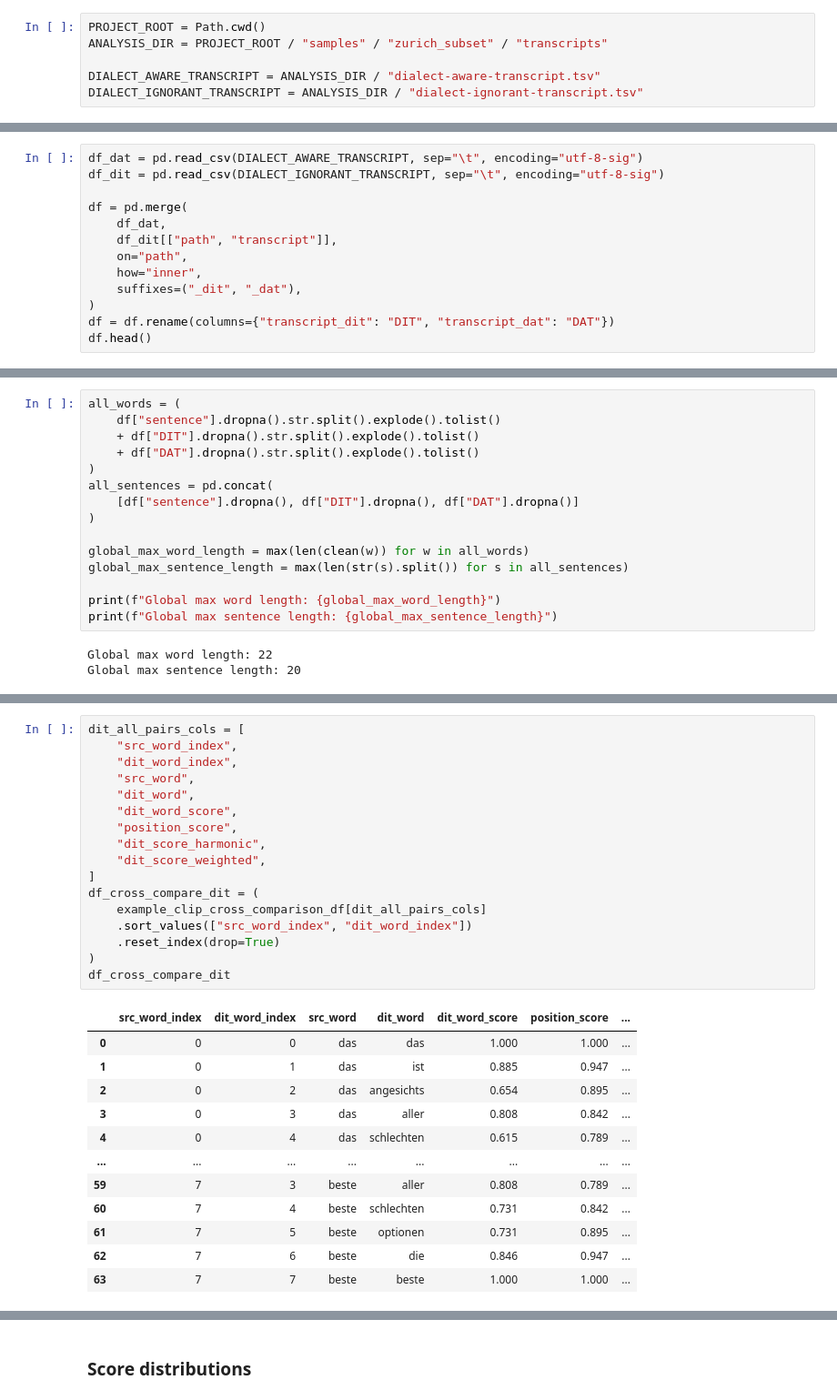
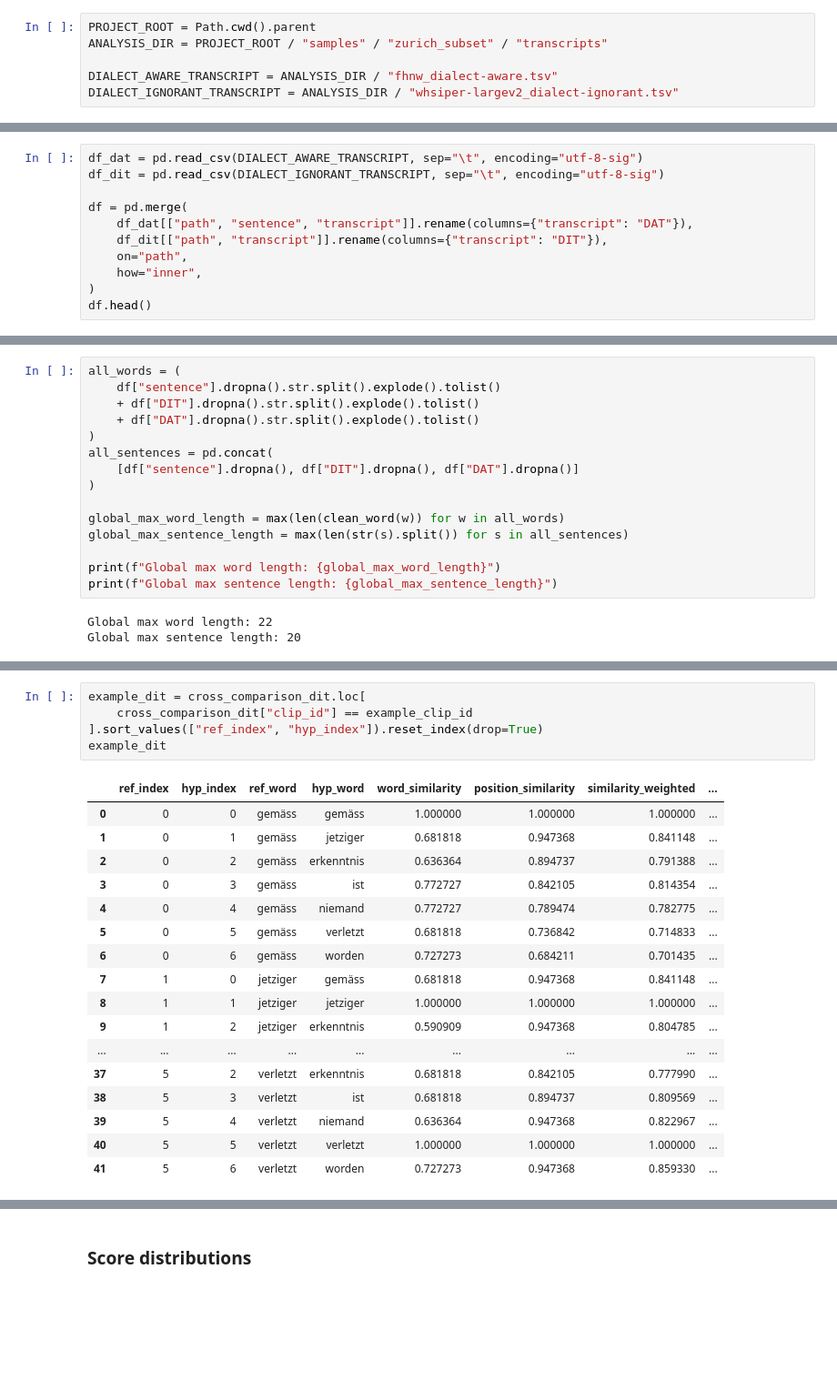
Before and after one commit to michamettler/BA-FS26_ciel_Mettler_Dialektanalyse, a Jupyter notebook: scripts/cross-comparison.ipynb, the cells around one changed output, grey strips where cells are left out. Shown at 91% size. Drawn from its saved outputs; the diff is of its cells as text; blank space fills up the shorter version.

```diff
--- a/scripts/cross-comparison.ipynb
+++ b/scripts/cross-comparison.ipynb
@@ -24,7 +26,7 @@ from util.plot_helpers import plot_score_distribution
 # %%
-PROJECT_ROOT = Path.cwd()
+PROJECT_ROOT = Path.cwd().parent
 ANALYSIS_DIR = PROJECT_ROOT / "samples" / "zurich_subset" / "transcripts"
 
-DIALECT_AWARE_TRANSCRIPT = ANALYSIS_DIR / "dialect-aware-transcript.tsv"
-DIALECT_IGNORANT_TRANSCRIPT = ANALYSIS_DIR / "dialect-ignorant-transcript.tsv"
+DIALECT_AWARE_TRANSCRIPT = ANALYSIS_DIR / "fhnw_dialect-aware.tsv"
+DIALECT_IGNORANT_TRANSCRIPT = ANALYSIS_DIR / "whsiper-largev2_dialect-ignorant.tsv"
 # %% [markdown]
@@ -34,12 +36,10 @@ df_dat = pd.read_csv(DIALECT_AWARE_TRANSCRIPT, sep="\t", encoding="utf-8-sig")
 df_dit = pd.read_csv(DIALECT_IGNORANT_TRANSCRIPT, sep="\t", encoding="utf-8-sig")
 
 df = pd.merge(
-    df_dat,
-    df_dit[["path", "transcript"]],
+    df_dat[["path", "sentence", "transcript"]].rename(columns={"transcript": "DAT"}),
+    df_dit[["path", "transcript"]].rename(columns={"transcript": "DIT"}),
     on="path",
     how="inner",
-    suffixes=("_dit", "_dat"),
 )
-df = df.rename(columns={"transcript_dit": "DIT", "transcript_dat": "DAT"})
 df.head()
 # %% [output]
@@ -61,7 +61,7 @@ all_sentences = pd.concat(
     [df["sentence"].dropna(), df["DIT"].dropna(), df["DAT"].dropna()]
 )
 
-global_max_word_length = max(len(clean(w)) for w in all_words)
+global_max_word_length = max(len(clean_word(w)) for w in all_words)
 global_max_sentence_length = max(len(str(s).split()) for s in all_sentences)
 
 print(f"Global max word length: {global_max_word_length}")
@@ -142,30 +158,23 @@ DAT: Das isch angesichts vo allne schlechte Optione die Best.
 # %%
-dit_all_pairs_cols = [
-    "src_word_index",
-    "dit_word_index",
-    "src_word",
-    "dit_word",
-    "dit_word_score",
-    "position_score",
-    "dit_score_harmonic",
-    "dit_score_weighted",
-]
-df_cross_compare_dit = (
-    example_clip_cross_comparison_df[dit_all_pairs_cols]
-    .sort_values(["src_word_index", "dit_word_index"])
-    .reset_index(drop=True)
-)
-df_cross_compare_dit
+example_dit = cross_comparison_dit.loc[
+    cross_comparison_dit["clip_id"] == example_clip_id
+].sort_values(["ref_index", "hyp_index"]).reset_index(drop=True)
+example_dit
 # %% [output]
-|  | src_word_index | dit_word_index | src_word | dit_word | dit_word_score | position_score | ... |
-| 0 | 0 | 0 | das | das | 1.000 | 1.000 | ... |
-| 1 | 0 | 1 | das | ist | 0.885 | 0.947 | ... |
-| 2 | 0 | 2 | das | angesichts | 0.654 | 0.895 | ... |
-| 3 | 0 | 3 | das | aller | 0.808 | 0.842 | ... |
-| 4 | 0 | 4 | das | schlechten | 0.615 | 0.789 | ... |
-| ... | ... | ... | ... | ... | ... | ... | ... |
-| 59 | 7 | 3 | beste | aller | 0.808 | 0.789 | ... |
-| 60 | 7 | 4 | beste | schlechten | 0.731 | 0.842 | ... |
-| 61 | 7 | 5 | beste | optionen | 0.731 | 0.895 | ... |
-| 62 | 7 | 6 | beste | die | 0.846 | 0.947 | ... |
-| 63 | 7 | 7 | beste | beste | 1.000 | 1.000 | ... |
+|  | ref_index | hyp_index | ref_word | hyp_word | word_similarity | position_similarity | similarity_weighted | ... |
+| 0 | 0 | 0 | gemäss | gemäss | 1.000000 | 1.000000 | 1.000000 | ... |
+| 1 | 0 | 1 | gemäss | jetziger | 0.681818 | 0.947368 | 0.841148 | ... |
+| 2 | 0 | 2 | gemäss | erkenntnis | 0.636364 | 0.894737 | 0.791388 | ... |
+| 3 | 0 | 3 | gemäss | ist | 0.772727 | 0.842105 | 0.814354 | ... |
+| 4 | 0 | 4 | gemäss | niemand | 0.772727 | 0.789474 | 0.782775 | ... |
+| 5 | 0 | 5 | gemäss | verletzt | 0.681818 | 0.736842 | 0.714833 | ... |
+| 6 | 0 | 6 | gemäss | worden | 0.727273 | 0.684211 | 0.701435 | ... |
+| 7 | 1 | 0 | jetziger | gemäss | 0.681818 | 0.947368 | 0.841148 | ... |
+| 8 | 1 | 1 | jetziger | jetziger | 1.000000 | 1.000000 | 1.000000 | ... |
+| 9 | 1 | 2 | jetziger | erkenntnis | 0.590909 | 0.947368 | 0.804785 | ... |
+| ... | ... | ... | ... | ... | ... | ... | ... | ... |
+| 37 | 5 | 2 | verletzt | erkenntnis | 0.681818 | 0.842105 | 0.777990 | ... |
+| 38 | 5 | 3 | verletzt | ist | 0.681818 | 0.894737 | 0.809569 | ... |
+| 39 | 5 | 4 | verletzt | niemand | 0.636364 | 0.947368 | 0.822967 | ... |
+| 40 | 5 | 5 | verletzt | verletzt | 1.000000 | 1.000000 | 1.000000 | ... |
+| 41 | 5 | 6 | verletzt | worden | 0.727273 | 0.947368 | 0.859330 | ... |
```
Also changed, not shown: parts of 17 cells of this notebook, 6 other files.
